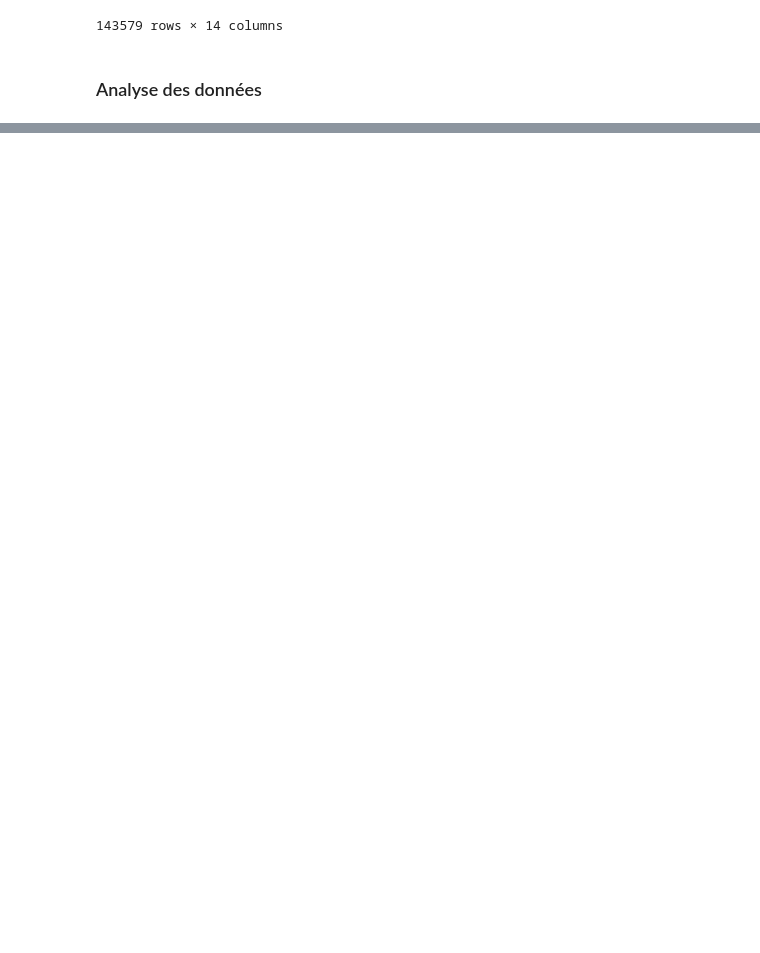
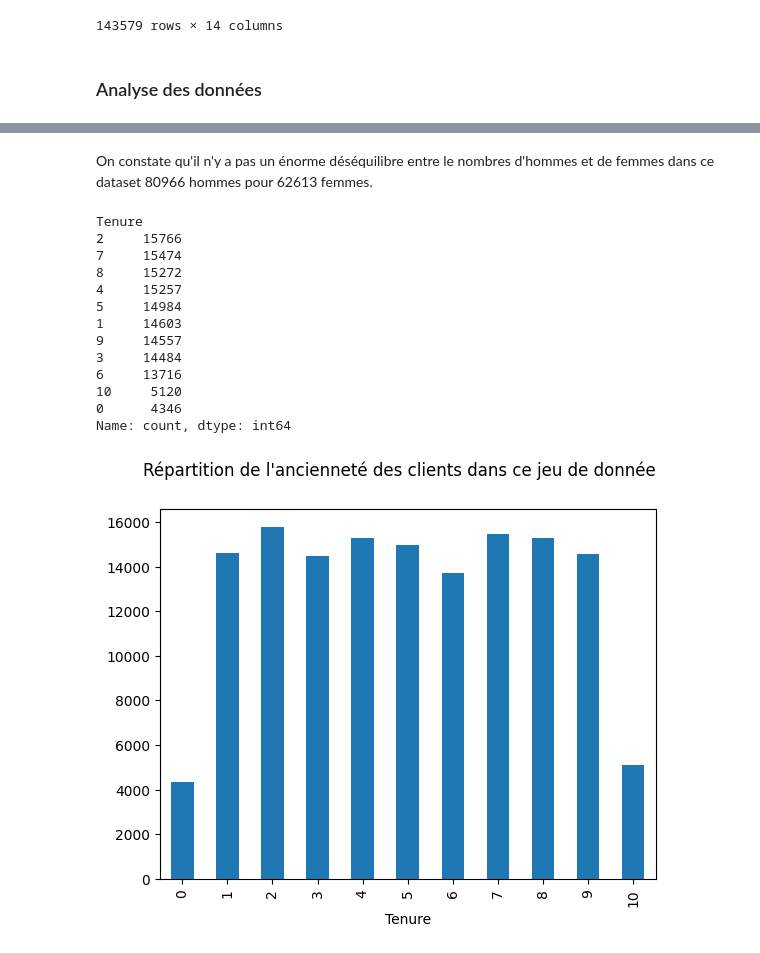
Before and after one commit to SimonGallien/mlpro-bank-churn, a Jupyter notebook: src/mlpro_bank_churn/bank-church.ipynb, the cells around one changed output, grey strips where cells are left out. Cells and saved outputs as stored; diff of their text form; code cells hidden in the pictures; blank space fills up the shorter version.

```diff
--- a/src/mlpro_bank_churn/bank-church.ipynb
+++ b/src/mlpro_bank_churn/bank-church.ipynb
@@ -69,0 +129,22 @@ df_train
+# %% [markdown]
+On constate qu'il n'y a pas un énorme déséquilibre entre le nombres d'hommes et de femmes dans ce dataset
+80966 hommes pour 62613 femmes.
+# %%
+df_train["Tenure"].value_counts().sort_index().plot(kind="bar")
+plt.suptitle("Répartition de l'ancienneté des clients dans ce jeu de donnée")
+df_train["Tenure"].value_counts()
+# %% [output]
+Tenure
+2     15766
+7     15474
+8     15272
+4     15257
+5     14984
+1     14603
+9     14557
+3     14484
+6     13716
+10     5120
+0      4346
+Name: count, dtype: int64
+[figure, added]
```
Also changed, not shown: parts of 20 cells of this notebook.
